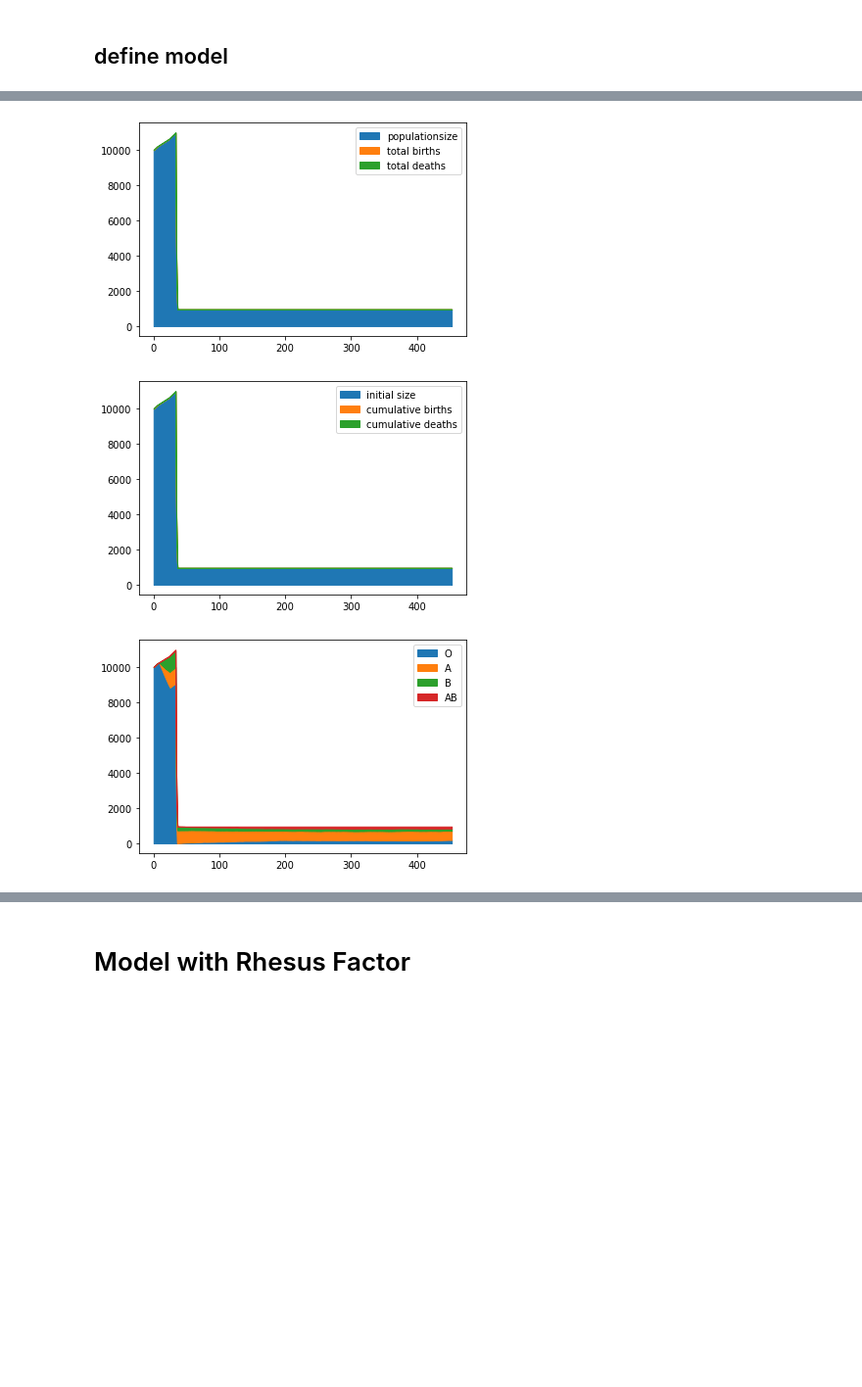
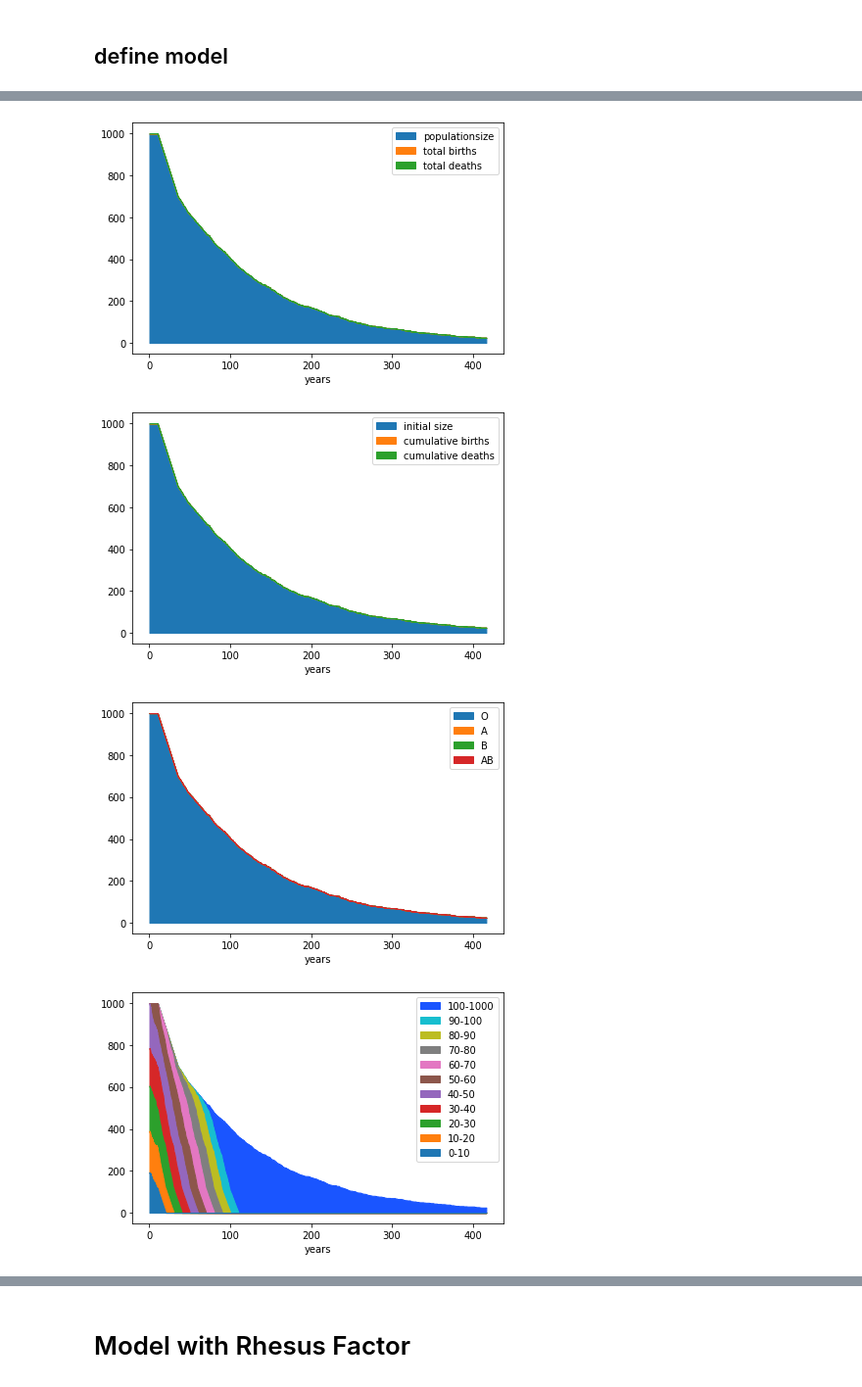
Before and after one commit to dbartolot/bloodtype, a Jupyter notebook: v2/model.ipynb, the cells around one changed output, grey strips where cells are left out. Shown at 98% size. Cells and saved outputs as stored; diff of their text form; code cells hidden in the pictures; blank space fills up the shorter version.

```diff
--- a/v2/model.ipynb
+++ b/v2/model.ipynb
@@ -24,7 +24,7 @@ random.seed(1234)
 # %% [markdown]
 ## define model
 # %%
-model = BloodType(10000, timesteptype='m')
+model = BloodType(1000, timesteptype='m')
 # %%
 t = trange(5000)
 for i in t:
@@ -37,11 +37,13 @@ KeyboardInterrupt:
 # %%
 # model.plotSize()
-model.plotSize()
-model.plotSize(cumulativ=True)
-# model.plotSex(ratio=True)
-model.plotBtPt()
+model.plot_size()
+model.plot_size(cumulativ=True)
+# model.plot_sex(ratio=True)
+model.plot_bt_pt()
+model.plot_age_groups()
 # %% [output]
-[figure, old version]
+[figure, new version]
-[figure, old version]
+[figure, new version]
-[figure, old version]
+[figure, new version]
+[figure, added]
 # %%
```
Also changed, not shown: parts of 2 cells of this notebook.
